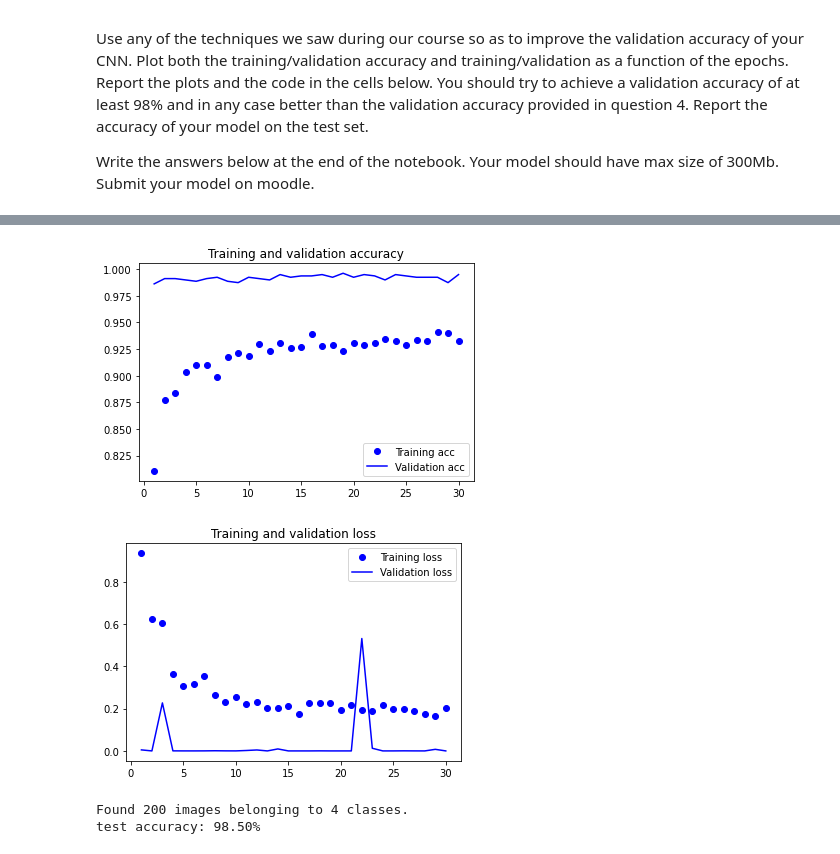
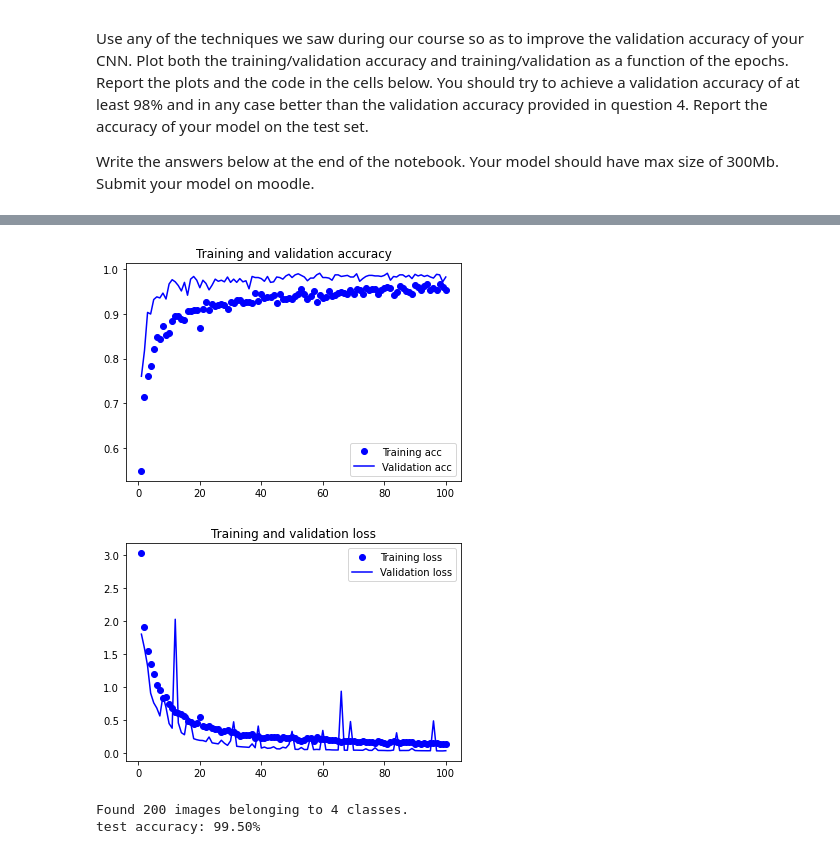
Before and after one commit to dengcfei/deeplearning, a Jupyter notebook: skeletonAssignment1.ipynb, the cells around one changed output, grey strips where cells are left out. Saved outputs shown, nothing was run; the diff lists cells and outputs as text; code cells hidden in the pictures.

```diff
--- a/skeletonAssignment1.ipynb
+++ b/skeletonAssignment1.ipynb
@@ -598,33 +618,31 @@ Epoch 30/30
 # %%
-
-
 model.save('modelQ5.h1') #important do not change the name of the model
 
 import matplotlib.pyplot as plt
-acc = history.history['acc']
-val_acc = history.history['val_acc']
+acc = history.history['accuracy']
+val_acc = history.history['val_accuracy']
 loss = history.history['loss']
 val_loss = history.history['val_loss']
 epochs = range(1, len(acc) + 1)
 plt.plot(epochs, acc, 'bo', label='Training acc')
 plt.plot(epochs, val_acc, 'b', label='Validation acc')
 plt.title('Training and validation accuracy')
 plt.legend()
 plt.figure()
 plt.plot(epochs, loss, 'bo', label='Training loss')
 plt.plot(epochs, val_loss, 'b', label='Validation loss')
 plt.title('Training and validation loss')
 plt.legend()
 plt.show()
 # %% [output]
-[figure, old version]
+[figure, new version]
-[figure, old version]
+[figure, new version]
 # %%
 
 datagen = ImageDataGenerator(rescale=1./255)
 test_generator = datagen.flow_from_directory(
         test_dir,
-        target_size=(200, 200),
+        target_size=(300, 300),
         batch_size=20,
         class_mode='categorical')
 
@@ -632,4 +650,4 @@ loss , acc = model.evaluate_generator(generator=test_generator)
 print("test accuracy: {:5.2f}%".format(100*acc))
 # %% [output]
 Found 200 images belonging to 4 classes.
-test accuracy: 98.50%
+test accuracy: 99.50%
```
Also changed, not shown: parts of 15 cells of this notebook.
